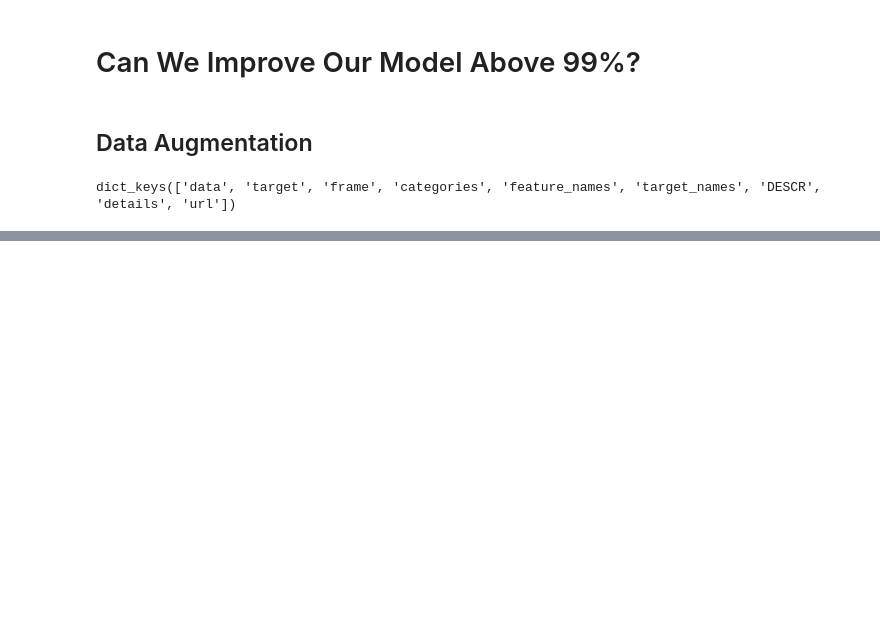
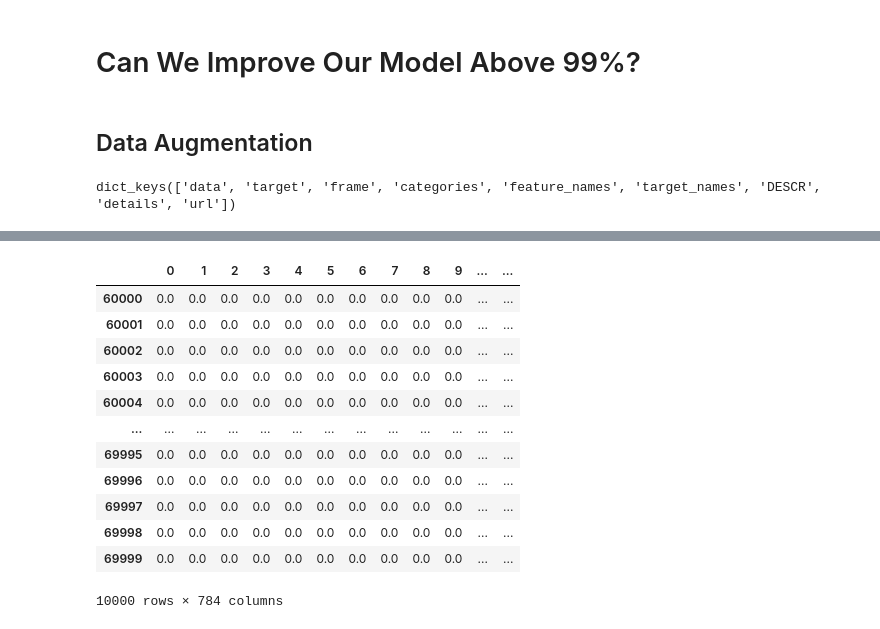
Before and after one commit to gloriahwoang/MNIST-Classification, a Jupyter notebook: MNIST_Part_II.ipynb, the cells around one changed output, grey strips where cells are left out. Cells and saved outputs as stored; diff of their text form; code cells hidden in the pictures; blank space fills up the shorter version.

```diff
--- a/MNIST_Part_II.ipynb
+++ b/MNIST_Part_II.ipynb
@@ -118,3 +139,20 @@ Time to run: 1720.0325140953064
+# %%
+X_test.columns = range (X_test.shape[1])
+X_test.T.reset_index(drop=True).T
+# %% [output]
+|  | 0 | 1 | 2 | 3 | 4 | 5 | 6 | 7 | 8 | 9 | ... | ... |
+| 60000 | 0.0 | 0.0 | 0.0 | 0.0 | 0.0 | 0.0 | 0.0 | 0.0 | 0.0 | 0.0 | ... | ... |
+| 60001 | 0.0 | 0.0 | 0.0 | 0.0 | 0.0 | 0.0 | 0.0 | 0.0 | 0.0 | 0.0 | ... | ... |
+| 60002 | 0.0 | 0.0 | 0.0 | 0.0 | 0.0 | 0.0 | 0.0 | 0.0 | 0.0 | 0.0 | ... | ... |
+| 60003 | 0.0 | 0.0 | 0.0 | 0.0 | 0.0 | 0.0 | 0.0 | 0.0 | 0.0 | 0.0 | ... | ... |
+| 60004 | 0.0 | 0.0 | 0.0 | 0.0 | 0.0 | 0.0 | 0.0 | 0.0 | 0.0 | 0.0 | ... | ... |
+| ... | ... | ... | ... | ... | ... | ... | ... | ... | ... | ... | ... | ... |
+| 69995 | 0.0 | 0.0 | 0.0 | 0.0 | 0.0 | 0.0 | 0.0 | 0.0 | 0.0 | 0.0 | ... | ... |
+| 69996 | 0.0 | 0.0 | 0.0 | 0.0 | 0.0 | 0.0 | 0.0 | 0.0 | 0.0 | 0.0 | ... | ... |
+| 69997 | 0.0 | 0.0 | 0.0 | 0.0 | 0.0 | 0.0 | 0.0 | 0.0 | 0.0 | 0.0 | ... | ... |
+| 69998 | 0.0 | 0.0 | 0.0 | 0.0 | 0.0 | 0.0 | 0.0 | 0.0 | 0.0 | 0.0 | ... | ... |
+| 69999 | 0.0 | 0.0 | 0.0 | 0.0 | 0.0 | 0.0 | 0.0 | 0.0 | 0.0 | 0.0 | ... | ... |
+10000 rows × 784 columns
 # %%
 # Check Accuracy on Test Data with k=3
 knn = KNeighborsClassifier(n_neighbors=3)
```
Also changed, not shown: parts of 15 cells of this notebook, 1 other file.
